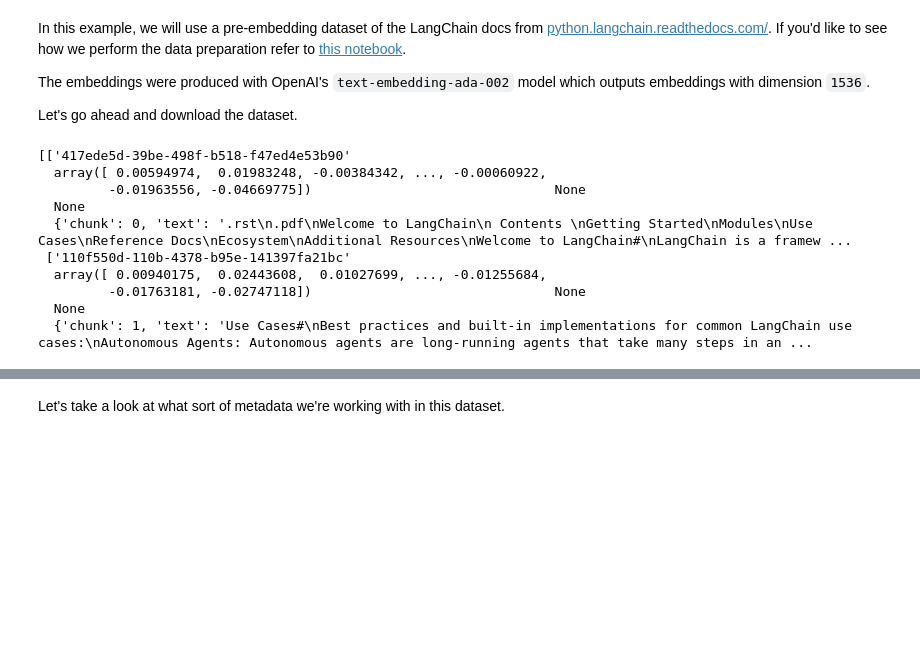
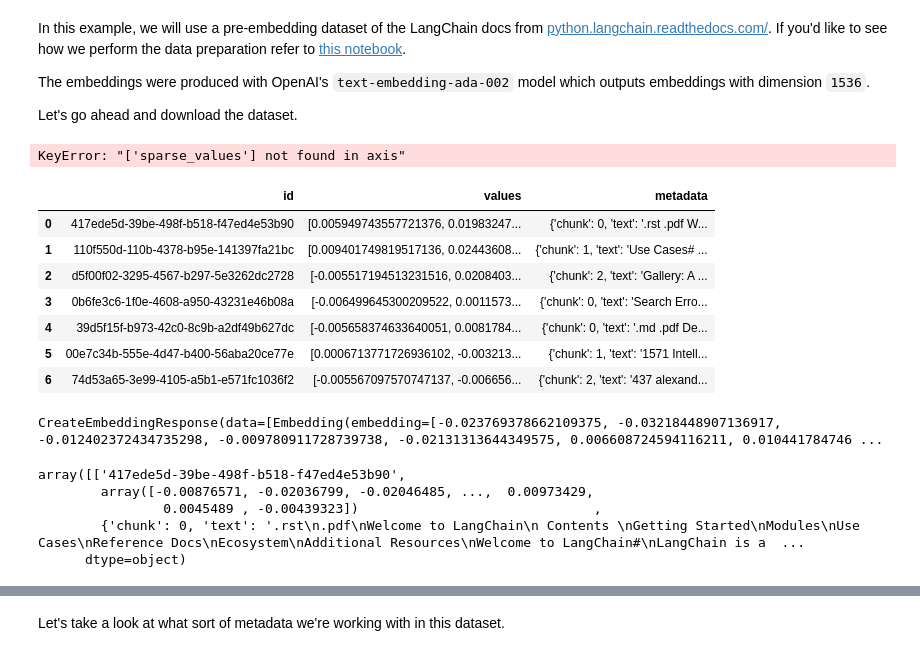
Before and after one commit to Stiegler-EdTech/chefed-api, a Jupyter notebook: docs/gpt-4-langchain-docs.ipynb, the cells around one changed output, grey strips where cells are left out. Saved outputs shown, nothing was run; the diff lists cells and outputs as text; code cells hidden in the pictures; blank space fills up the shorter version.

```diff
--- a/docs/gpt-4-langchain-docs.ipynb
+++ b/docs/gpt-4-langchain-docs.ipynb
@@ -48,6 +48,25 @@ dataset = load_dataset('langchain-python-docs-text-embedding-ada-002')
 df = dataset.documents.copy()[0:200]
 model="text-embedding-ada-002"
 model="text-embedding-3-large"
+# %%
+# We drop the sparse_values column since it is not needed in this demo
+df.drop(['sparse_values'], axis=1, inplace=True)
+# We rename the blob column to metadata
+df.drop(['metadata'], axis=1, inplace=True)
+df.rename(columns={'blob': 'metadata'}, inplace=True)
+# %% [output]
+KeyError: "['sparse_values'] not found in axis"
+# %%
+df.head(7)
+# %% [output]
+|  | id | values | metadata |
+| 0 | 417ede5d-39be-498f-b518-f47ed4e53b90 | [0.005949743557721376, 0.01983247... | {'chunk': 0, 'text': '.rst .pdf W... |
+| 1 | 110f550d-110b-4378-b95e-141397fa21bc | [0.009401749819517136, 0.02443608... | {'chunk': 1, 'text': 'Use Cases# ... |
+| 2 | d5f00f02-3295-4567-b297-5e3262dc2728 | [-0.005517194513231516, 0.0208403... | {'chunk': 2, 'text': 'Gallery: A ... |
+| 3 | 0b6fe3c6-1f0e-4608-a950-43231e46b08a | [-0.006499645300209522, 0.0011573... | {'chunk': 0, 'text': 'Search Erro... |
+| 4 | 39d5f15f-b973-42c0-8c9b-a2df49b627dc | [-0.005658374633640051, 0.0081784... | {'chunk': 0, 'text': '.md .pdf De... |
+| 5 | 00e7c34b-555e-4d47-b400-56aba20ce77e | [0.0006713771726936102, -0.003213... | {'chunk': 1, 'text': '1571 Intell... |
+| 6 | 74d53a65-3e99-4105-a5b1-e571fc1036f2 | [-0.005567097570747137, -0.006656... | {'chunk': 2, 'text': '437 alexand... |
 # %%
 # Function to generate embeddings
 def generate_embeddings(text):
@@ -70,16 +89,16 @@ def generate_embeddings(text):
 x=generate_embeddings("how do i make chimichangas?")
 #print(x['data'][0]['Embedding'])
 x.data[0].embedding
-# %%
-print(df3.values[:2])
-# %% [output]
-[['417ede5d-39be-498f-b518-f47ed4e53b90'
-  array([ 0.00594974,  0.01983248, -0.00384342, ..., -0.00060922,
-         -0.01963556, -0.04669775])                               None
-  None
-  {'chunk': 0, 'text': '.rst\n.pdf\nWelcome to LangChain\n Contents \nGetting Started\nModules\nUse Cases\nReference Docs\nEcosystem\nAdditional Resources\nWelcome to LangChain#\nLangChain is a framew ...
- ['110f550d-110b-4378-b95e-141397fa21bc'
-  array([ 0.00940175,  0.02443608,  0.01027699, ..., -0.01255684,
-         -0.01763181, -0.02747118])                               None
-  None
-  {'chunk': 1, 'text': 'Use Cases#\nBest practices and built-in implementations for common LangChain use cases:\nAutonomous Agents: Autonomous agents are long-running agents that take many steps in an ...
+# %%
+type(x)
+print(x)
+# %% [output]
+CreateEmbeddingResponse(data=[Embedding(embedding=[-0.023769378662109375, -0.03218448907136917, -0.012402372434735298, -0.009780911728739738, -0.02131313644349575, 0.006608724594116211, 0.010441784746 ...
+# %%
+df.values[:1]
+# %% [output]
+array([['417ede5d-39be-498f-b518-f47ed4e53b90',
+        array([-0.00876571, -0.02036799, -0.02046485, ...,  0.00973429,
+                0.0045489 , -0.00439323])                              ,
+        {'chunk': 0, 'text': '.rst\n.pdf\nWelcome to LangChain\n Contents \nGetting Started\nModules\nUse Cases\nReference Docs\nEcosystem\nAdditional Resources\nWelcome to LangChain#\nLangChain is a  ...
+      dtype=object)
```
Also changed, not shown: parts of 9 cells of this notebook.
